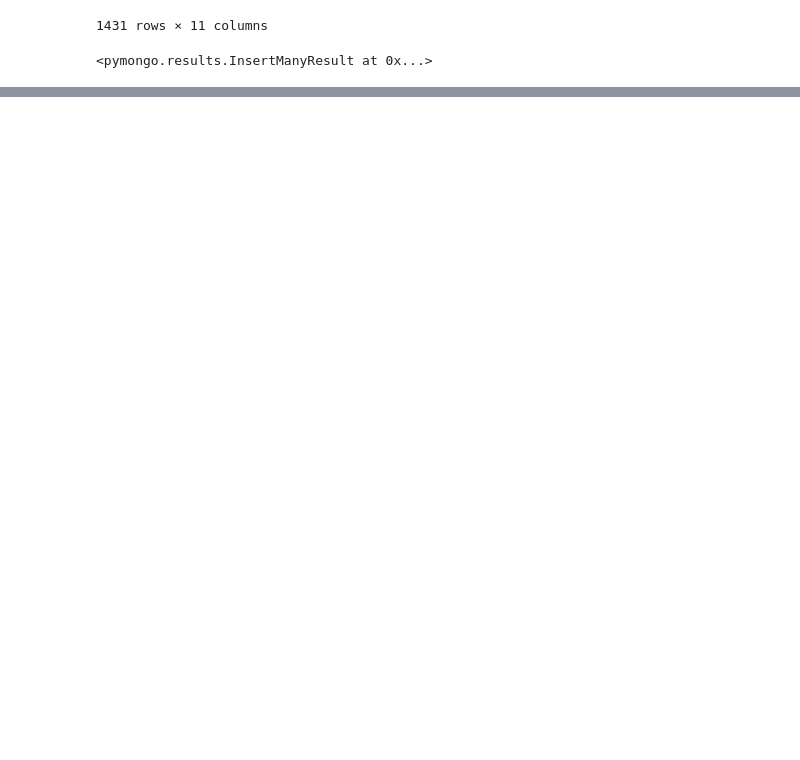
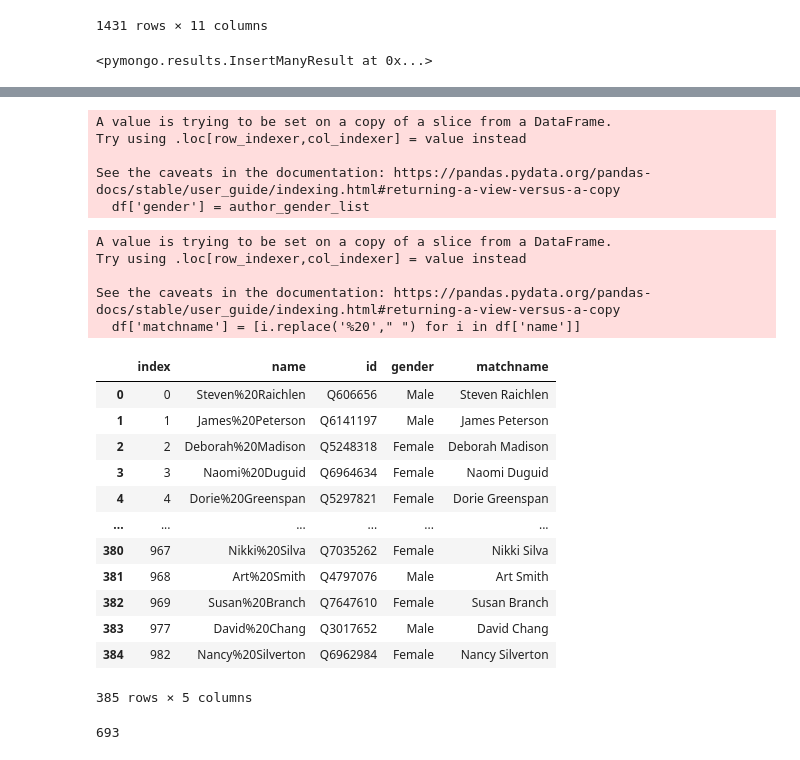
Before and after one commit to Josh-Weidenaar/Project-2, a Jupyter notebook: Beard.ipynb, the cells around one changed output, grey strips where cells are left out. Saved outputs shown, nothing was run; the diff lists cells and outputs as text; code cells hidden in the pictures; blank space fills up the shorter version.

Commit message:
Added initial JSON

```diff
--- a/Beard.ipynb
+++ b/Beard.ipynb
@@ -213,0 +309,28 @@ test_df = pd.DataFrame(test_list)
+# %%
+input_possibilities = list(gender_possibilities.values())
+
+nums = [input_possibilities.index(i) for i in input_possibilities]
+
+text_forinput = "0 == Female\n\n 1 == Male\n\n 2 == Intersex\n\n 3 == Transgender_Female\n\n 4 == Transgender_Male"
+
+df.reset_index(inplace=True)
+# %%
+author_gender_list = []
+for idx, i in enumerate(df['id']):
+    print(f"author: {df['name'][idx]} \n{(idx/len(df))*100}% of the way there")
+    WikiData_URL = f"https://m.wikidata.org/wiki/Special:EntityData/{i}.json"
+    response = requests.get(WikiData_URL).json()
+    try:
+        property_verification = response['entities'][i]['claims'][Sex_ID][0]['mainsnak']['property']
+        gender_found = response['entities'][i]['claims'][Sex_ID][0]['mainsnak']['datavalue']['value']['id']
+
+        if gender_found in gender_possibilities.keys():
+            gender_found = gender_possibilities[gender_found]
+        elif idx == 10:
+            break
+        else:
+            gender_found = "NOTFOUND"
+        author_gender_list.append(gender_found)
+    except KeyError:
+        print(f"{i} prompted a KeyError \n please enter gender assumed gender of {df['name'][idx]}\n\n\n{text_forinput} ")
+        author_gender_list.append(input_possibilities[int(input())])
@@ -213,0 +355,33 @@ test_df = pd.DataFrame(test_list)
+# %%
+#change Jack Turner to MALE
+df['gender'] = author_gender_list
+# %% [output]
+A value is trying to be set on a copy of a slice from a DataFrame.
+Try using .loc[row_indexer,col_indexer] = value instead
+
+See the caveats in the documentation: https://pandas.pydata.org/pandas-docs/stable/user_guide/indexing.html#returning-a-view-versus-a-copy
+  df['gender'] = author_gender_list
+# %%
+df['matchname'] = [i.replace('%20'," ") for i in df['name']]
+# %% [output]
+A value is trying to be set on a copy of a slice from a DataFrame.
+Try using .loc[row_indexer,col_indexer] = value instead
+
+See the caveats in the documentation: https://pandas.pydata.org/pandas-docs/stable/user_guide/indexing.html#returning-a-view-versus-a-copy
+  df['matchname'] = [i.replace('%20'," ") for i in df['name']]
+# %%
+df
+# %% [output]
+|  | index | name | id | gender | matchname |
+| 0 | 0 | Steven%20Raichlen | Q606656 | Male | Steven Raichlen |
+| 1 | 1 | James%20Peterson | Q6141197 | Male | James Peterson |
+| 2 | 2 | Deborah%20Madison | Q5248318 | Female | Deborah Madison |
+| 3 | 3 | Naomi%20Duguid | Q6964634 | Female | Naomi Duguid |
+| 4 | 4 | Dorie%20Greenspan | Q5297821 | Female | Dorie Greenspan |
+| ... | ... | ... | ... | ... | ... |
+| 380 | 967 | Nikki%20Silva | Q7035262 | Female | Nikki Silva |
+| 381 | 968 | Art%20Smith | Q4797076 | Male | Art Smith |
+| 382 | 969 | Susan%20Branch | Q7647610 | Female | Susan Branch |
+| 383 | 977 | David%20Chang | Q3017652 | Male | David Chang |
+| 384 | 982 | Nancy%20Silverton | Q6962984 | Female | Nancy Silverton |
+385 rows × 5 columns
@@ -213,0 +390,4 @@ test_df = pd.DataFrame(test_list)
+# %%
+len(df_final.loc[pd.notnull(df_final['gender']),])
+# %% [output]
+693
```
Also changed, not shown: parts of 15 cells of this notebook, 1 other file.
